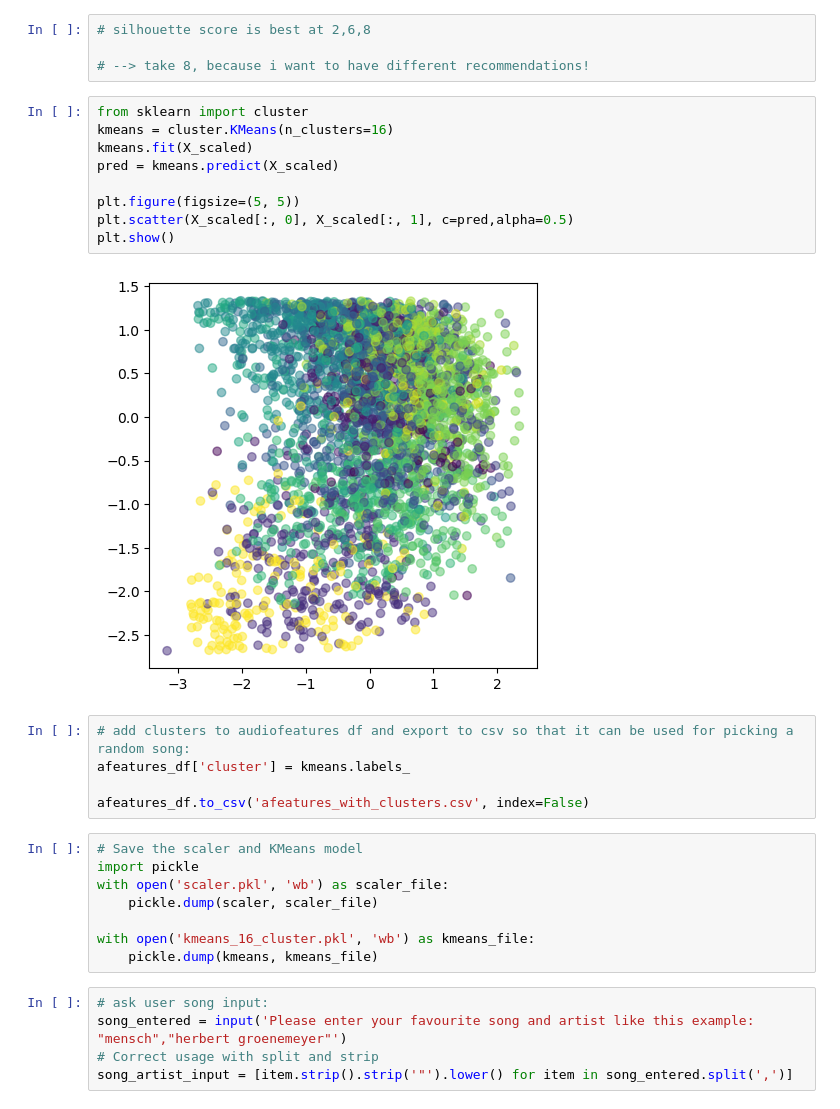
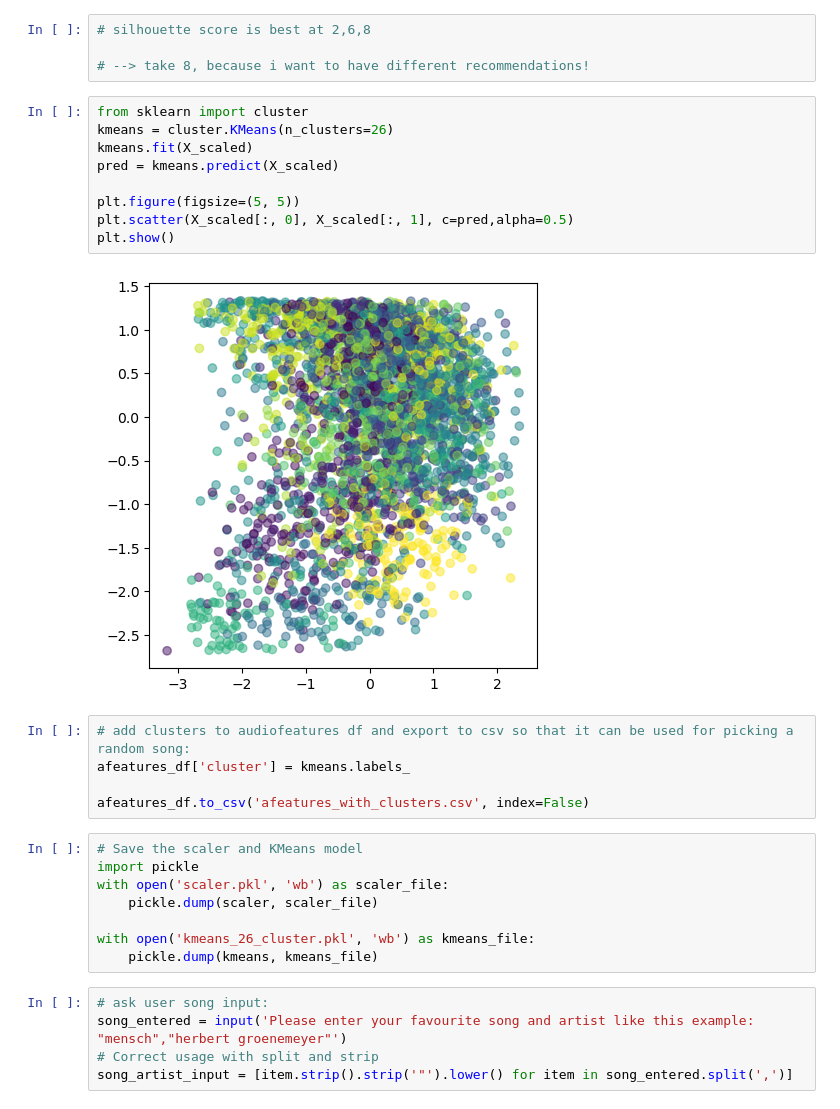
Before and after one commit to SunMax44/song_recommendor, a Jupyter notebook: spotify_api_webscraping.ipynb, the cells around one changed output. Cells and saved outputs as stored; diff of their text form.

```diff
--- a/spotify_api_webscraping.ipynb
+++ b/spotify_api_webscraping.ipynb
@@ -486,15 +486,15 @@ Text(0.5, 1.0, 'Silhouette Method showing the optimal k')
 # --> take 8, because i want to have different recommendations!
 # %%
 from sklearn import cluster
-kmeans = cluster.KMeans(n_clusters=16)
+kmeans = cluster.KMeans(n_clusters=26)
 kmeans.fit(X_scaled)
 pred = kmeans.predict(X_scaled)
 
 plt.figure(figsize=(5, 5))
 plt.scatter(X_scaled[:, 0], X_scaled[:, 1], c=pred,alpha=0.5)
 plt.show()
 # %% [output]
-[figure, old version]
+[figure, new version]
 # %%
 # add clusters to audiofeatures df and export to csv so that it can be used for picking a random song:
 afeatures_df['cluster'] = kmeans.labels_
@@ -506,7 +506,7 @@ import pickle
 with open('scaler.pkl', 'wb') as scaler_file:
     pickle.dump(scaler, scaler_file)
 
-with open('kmeans_16_cluster.pkl', 'wb') as kmeans_file:
+with open('kmeans_26_cluster.pkl', 'wb') as kmeans_file:
     pickle.dump(kmeans, kmeans_file)
 # %%
 # ask user song input:
```
Also changed, not shown: 1 other file.
